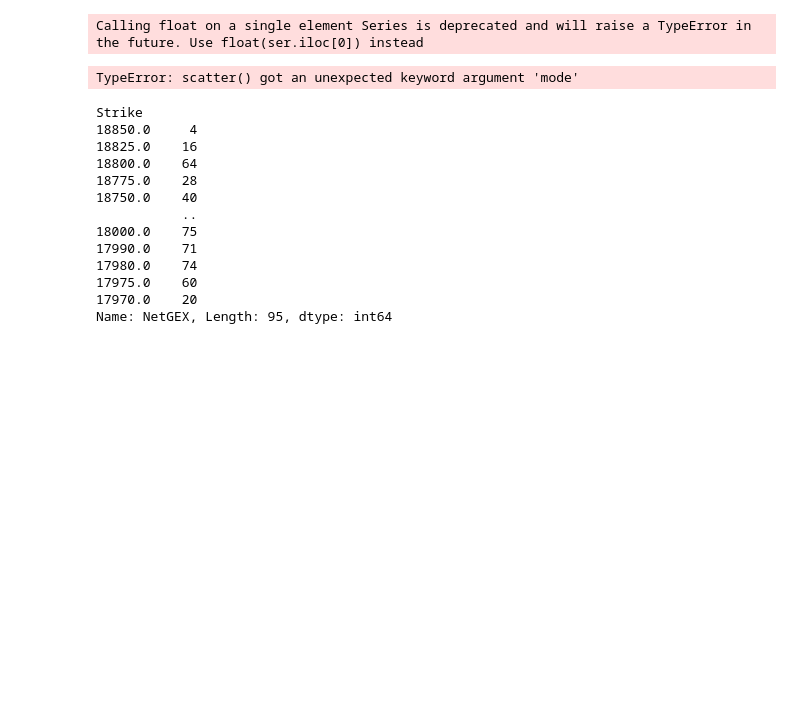
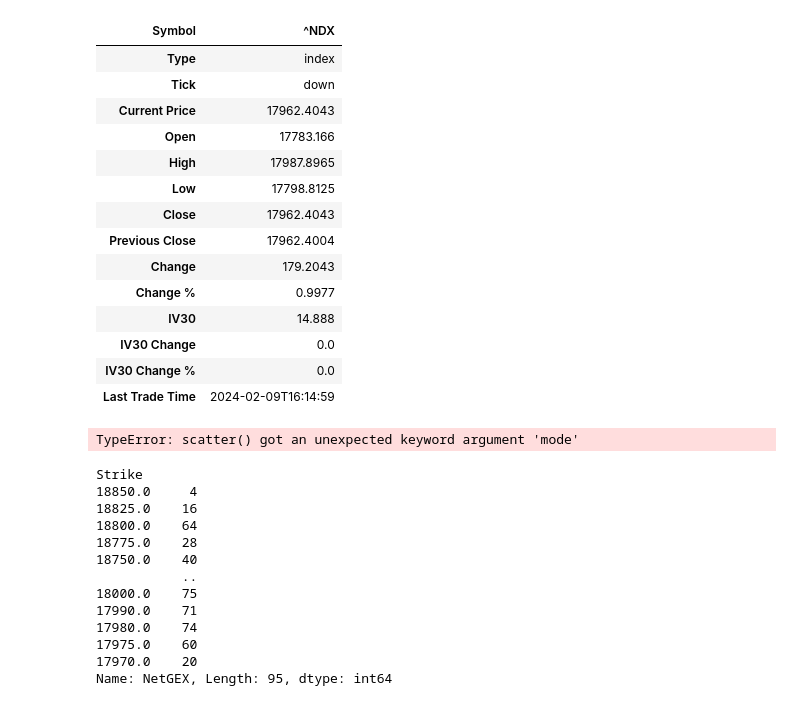
Before and after one commit to wnstnb/session_extrema_model, a Jupyter notebook: cboe_research.ipynb, the cells around one changed output. Saved outputs shown, nothing was run; the diff lists cells and outputs as text; code cells hidden in the pictures; blank space fills up the shorter version.

```diff
--- a/cboe_research.ipynb
+++ b/cboe_research.ipynb
@@ -6,8 +34,22 @@ import plotly.express as px
+# %%
+cboe.get_ticker_info(t)[0]
+# %% [output]
+| Symbol | ^NDX |
+| Type | index |
+| Tick | down |
+| Current Price | 17962.4043 |
+| Open | 17783.166 |
+| High | 17987.8965 |
+| Low | 17798.8125 |
+| Close | 17962.4043 |
+| Previous Close | 17962.4004 |
+| Change | 179.2043 |
+| Change % | 0.9977 |
+| IV30 | 14.888 |
+| IV30 Change | 0.0 |
+| IV30 Change % | 0.0 |
+| Last Trade Time | 2024-02-09T16:14:59 |
 # %%
-t = 'RUT'
-x = cboe.get_ticker_chains(t)
-x1 = x.reset_index()
-x1 = x1.fillna(0)
 
 x1.loc[x1['Type'] == 'Call', 'NetGEX'] = x1['GEX']
 x1.loc[x1['Type'] == 'Put', 'NetGEX'] = x1['GEX'] * -1
@@ -17,6 +59,7 @@ x2 = x1.groupby('Strike')[['NetGEX']].sum()
 x3 = x1.sort_values('Expiration', ascending=False).groupby('Expiration')[['NetGEX']].sum()
 last_price = cboe.get_ticker_info(t)[0]
 last_price = last_price.loc['Current Price'].iloc[0]
+last_trade_time = last_price.loc['Last Trade Time'].iloc[0]
 
 fig = px.bar(x2, orientation='h')
 fig.add_hline(y=last_price, line_dash="dot", line_color="cyan", name='test')
@@ -64,8 +107,6 @@ for i in bottom_3_strikes.index:
     )
 
 fig.show()
-# %% [output]
-Calling float on a single element Series is deprecated and will raise a TypeError in the future. Use float(ser.iloc[0]) instead
 # %%
 # %% [output]
 TypeError: scatter() got an unexpected keyword argument 'mode'
```
Also changed, not shown: parts of 2 cells of this notebook, 2 other files.
